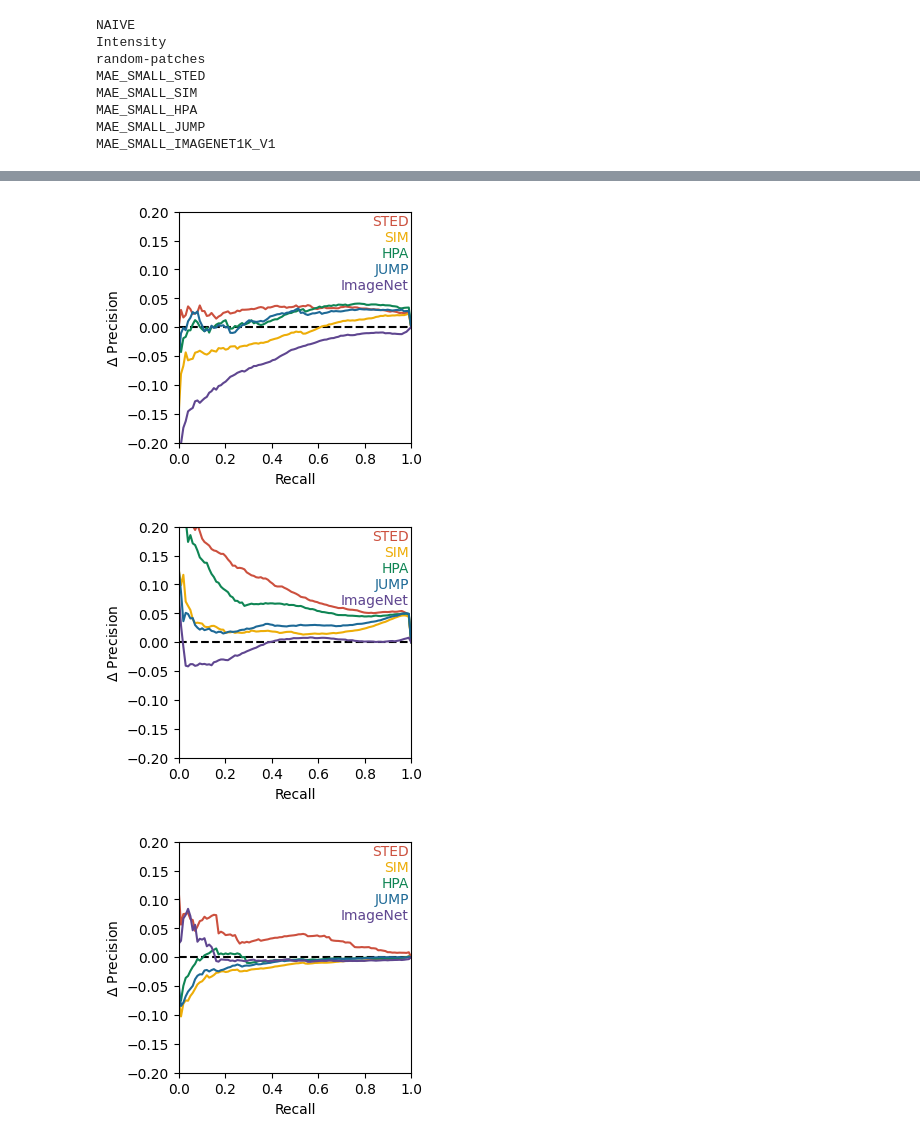
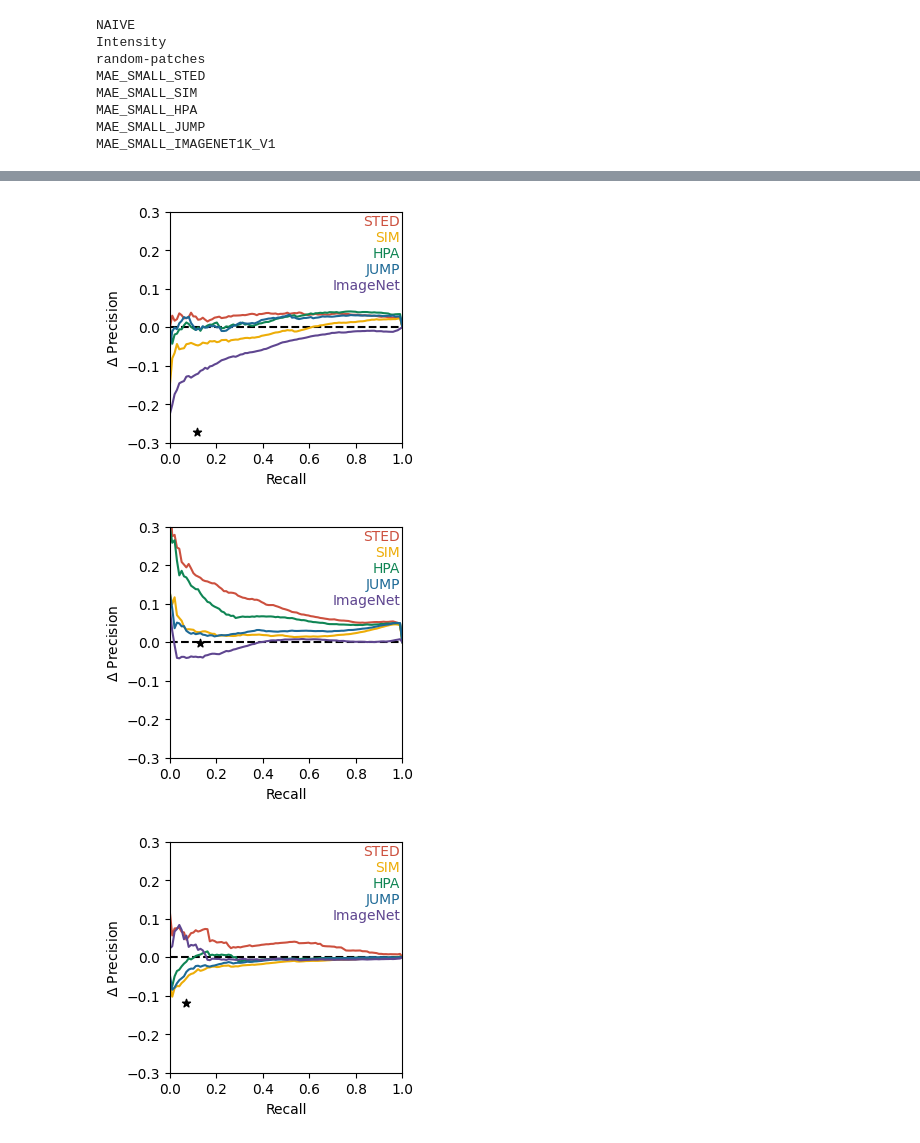
Before and after one commit to FLClab/STED-FM, a Jupyter notebook: experiments/detection-experiments/notebooks/factin-multistructures-quantification.ipynb, the cells around one changed output, grey strips where cells are left out. Drawn from its saved outputs; the diff is of its cells as text; code cells hidden in the pictures.

```diff
--- a/experiments/detection-experiments/notebooks/factin-multistructures-quantification.ipynb
+++ b/experiments/detection-experiments/notebooks/factin-multistructures-quantification.ipynb
@@ -206,29 +204,35 @@ MAE_SMALL_IMAGENET1K_V1 (43, 100)
 # %%
 # improvement compared to intensity
 recall = numpy.linspace(0, 1, 100)
 for template in templates.keys():
 
     fig, ax = pyplot.subplots(figsize=(3, 3))
     n = 0
     for model, scores in scores_per_model.items():
         baseline = numpy.mean(scores_per_model["Intensity"][template], axis=0)
         if model in ["Intensity", "NAIVE"]:
             continue
 
         precisions = numpy.array(scores[template])
         mean = numpy.mean(precisions, axis=0)
-        mean = mean - baseline
-        ax.plot(recall, mean, color=COLORS[model])
-
-        ax.annotate(DATASETS[model], (0.99, 0.99-n*0.07), color=COLORS[model], xycoords="axes fraction", ha="right", va="top")
-        n += 1
+        if model in ["random-patches"]:
+            p, r = mean
+            argmax = numpy.argmax(recall <= r)
+            delta = p - baseline[argmax]
+            ax.scatter(r, delta, color="black", marker="*")
+        else:
+            mean = mean - baseline
+            ax.plot(recall, mean, color=COLORS[model])
+            ax.annotate(DATASETS[model], (0.99, 0.99-n*0.07), color=COLORS[model], xycoords="axes fraction", ha="right", va="top")
+            n += 1
     ax.axhline(y=0, color="black", linestyle="--", zorder=-1)
     ax.set(
-        ylim=(-0.2, 0.2), xlim=(0, 1),
+        ylim=(-0.3, 0.3), xlim=(0, 1),
         ylabel=r"$\Delta$ Precision", xlabel="Recall",
     )
+    savefig(fig, f"./panels/precision-recall-improvement/{template}", save_white=True)
     pyplot.show()
 # %% [output]
-[figure, old version]
+[figure, new version]
-[figure, old version]
+[figure, new version]
-[figure, old version]
+[figure, new version]
```
Also changed, not shown: parts of 2 cells of this notebook, 4 other files.
